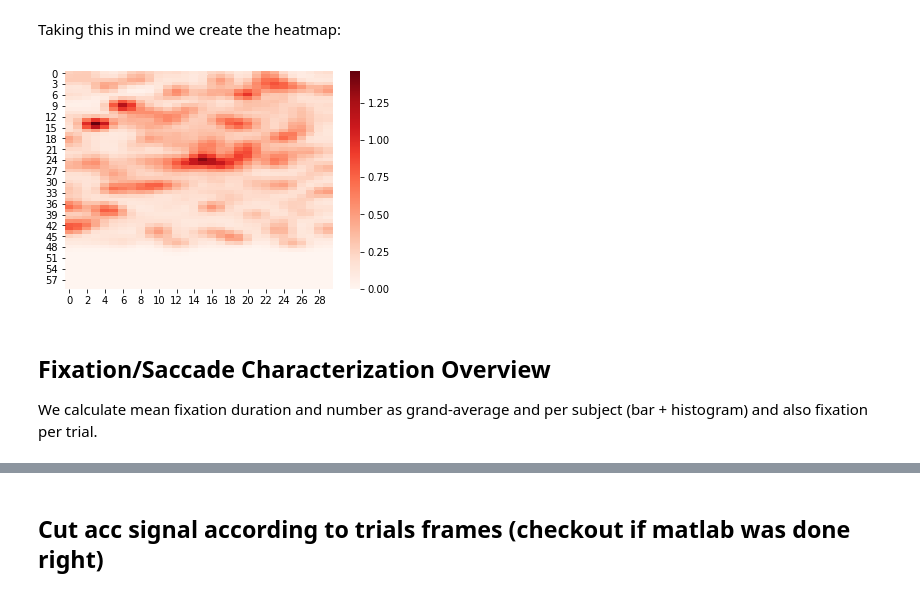
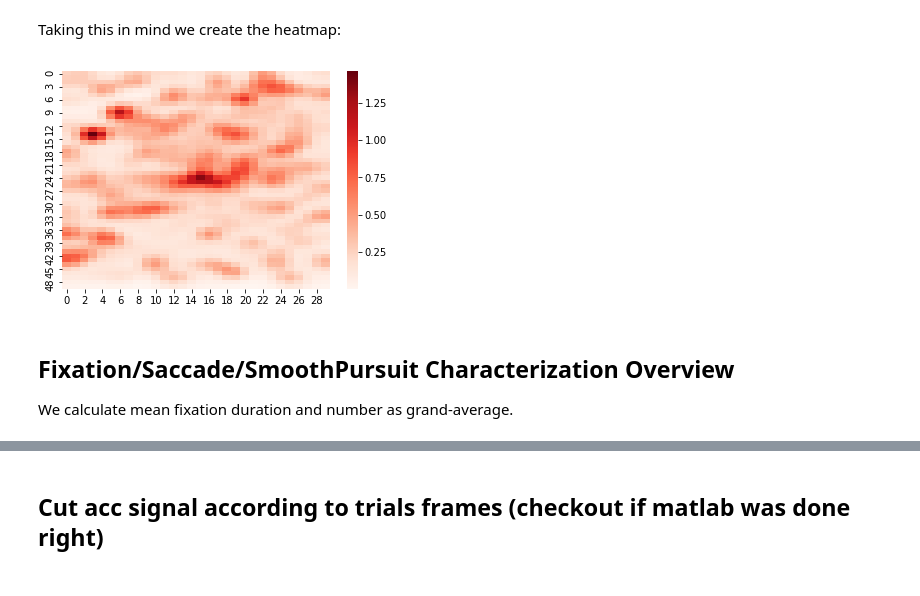
Before and after one commit to harrisonford/accelerometer-data, a Jupyter notebook: Report.ipynb, the cells around one changed output, grey strips where cells are left out. Cells and saved outputs as stored; diff of their text form; code cells hidden in the pictures.

```diff
--- a/Report.ipynb
+++ b/Report.ipynb
@@ -34,33 +36,32 @@ Taking this in mind we create the heatmap:
 # %%
 import pandas as pd
 import numpy as np
 import matplotlib.pyplot as plt
 import seaborn as sb
 import cv2
 
 
 # import data
 data = pd.read_csv('./source_data/data.csv')
 x0 = data['x_start']  # index = 2
 y0 = data['y_start']  # index = 3
 duration = data['duration']  # index = 7
 mask = [(x > 0) and (x < 50) and (y > 0) and (y < 30) for x, y in zip(x0, y0)]
 
 # translate to a heatmap
-heatmap = np.zeros((60, 30))
+heatmap = np.zeros((50, 30))
 for x, y, t, valid in zip(x0, y0, duration, mask):
     if valid:
         heatmap[int(x), int(y)] = t
 
 # gaussian filter heatmap
 blurred_heatmap = cv2.GaussianBlur(heatmap, (5, 5), 0)
 
 sb.heatmap(blurred_heatmap, cmap='Reds')
 plt.show()
 # %% [output]
-[figure, old version]
+[figure, new version]
 # %% [markdown]
-## Fixation/Saccade Characterization Overview
+## Fixation/Saccade/SmoothPursuit Characterization Overview
 
-We calculate mean fixation duration and number as grand-average and per subject
-(bar + histogram) and also fixation per trial.
+We calculate mean fixation duration and number as grand-average.
```
Also changed, not shown: parts of 5 cells of this notebook.
